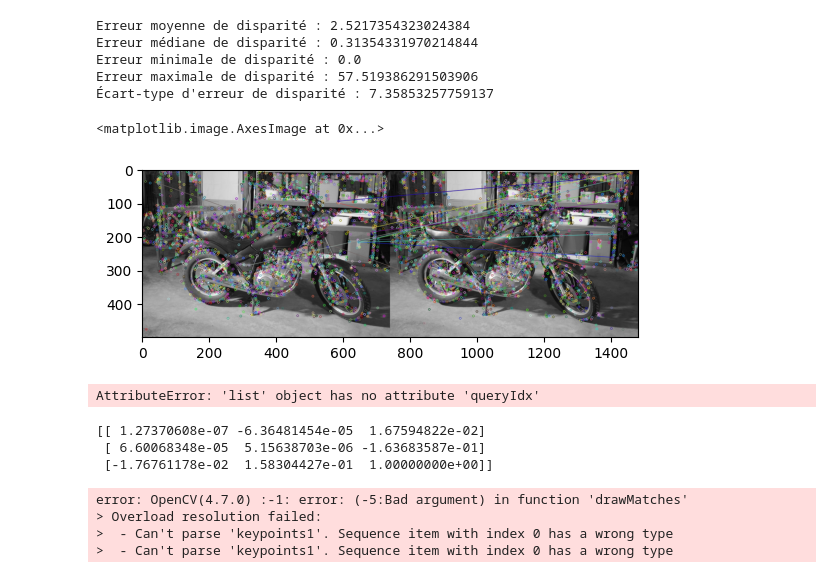
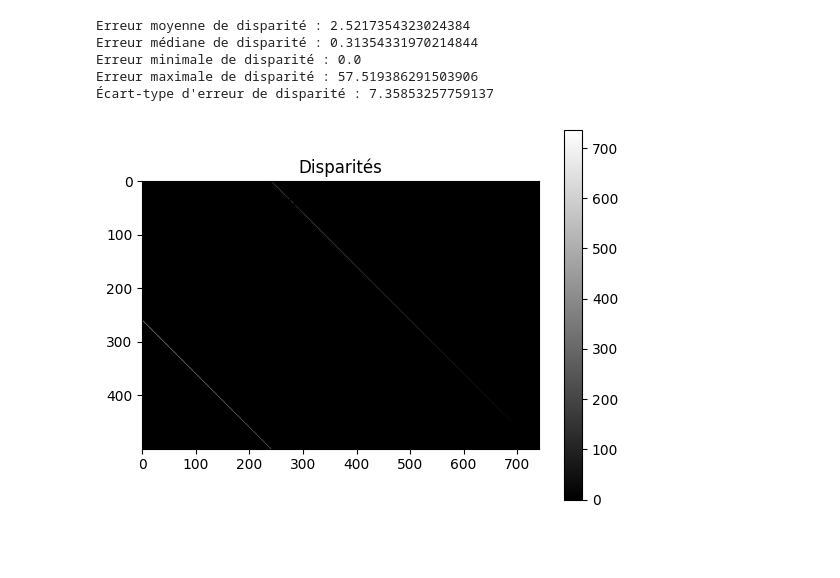
Before and after one commit to RomainFrog/StereoMatching, a Jupyter notebook: blockmatching.ipynb, the cells around one changed output. Saved outputs shown, nothing was run; the diff lists cells and outputs as text; code cells hidden in the pictures; blank space fills up the shorter version.

```diff
--- a/blockmatching.ipynb
+++ b/blockmatching.ipynb
@@ -338,42 +210,0 @@ disparity_range = 16
-# %%
-# Etape 1 : initialisation et affich
-keypoints_left, keypoints_right, matchesMask = initialize_stereo_matching(Ig_gray, Id_gray)
-
-# Dessiner les correspondances sur les images
-matches = []
-for i, match in enumerate(matchesMask):
-    if match[0] == 1:  # Correspondance valide
-        matches.append([cv.DMatch(i, i, 0)])
-
-img_matches = cv.drawMatchesKnn(Ig_gray, keypoints_left, Id_gray, keypoints_right, matches, None)
-plt.imshow(img_matches)
-# %% [output]
-<matplotlib.image.AxesImage at 0x...>
-[figure, removed]
-# %%
-# Étape 2 : Propagation 2D avec corrélation
-disparity_map = propagate_correlation(keypoints_left, keypoints_right, valid_matches, Ig_gray, Id_gray, block_size, num_disparities)
-
-disparity_map
-# %% [output]
-AttributeError: 'list' object has no attribute 'queryIdx'
-# %%
-# Étape 3 : Estimation de la matrice fondamentale
-F = estimate_fundamental_matrix(keypoints_left, keypoints_right, valid_matches)
-print(F)
-# %% [output]
-[[ 1.27370608e-07 -6.36481454e-05  1.67594822e-02]
- [ 6.60068348e-05  5.15638703e-06 -1.63683587e-01]
- [-1.76761178e-02  1.58304427e-01  1.00000000e+00]]
-# %%
-# Étape 4 : RANSAC pour filtrer les correspondances erronées
-inliers_left, inliers_right, inliers_matches = apply_ransac(keypoints_left, keypoints_right, valid_matches, confidence, max_trials, residual_threshold)
-
-# Affichage des correspondances filtrées
-img_inliers = cv.drawMatches(Ig_gray, inliers_left, Id_gray, inliers_right, inliers_matches, None)
-plt.imshow(img_inliers)
-# %% [output]
-error: OpenCV(4.7.0) :-1: error: (-5:Bad argument) in function 'drawMatches'
-> Overload resolution failed:
->  - Can't parse 'keypoints1'. Sequence item with index 0 has a wrong type
->  - Can't parse 'keypoints1'. Sequence item with index 0 has a wrong type
@@ -379,0 +250,28 @@ error: OpenCV(4.7.0) :-1: error: (-5:Bad argument) in function 'drawMatches'
+# %%
+import numpy as np
+import matplotlib.pyplot as plt
+from sklearn import datasets
+
+# Fonction de coût de disparité (exemple avec la différence absolue)
+def coutDisparite(pixelGauche, pixelDroite):
+    return np.abs(pixelGauche - pixelDroite)
+
+# Chargement des images stéréo du jeu de données "motorcycle"
+Ig, Id, gt = data.stereo_motorcycle()
+Ig = rgb2gray(Ig)
+Id = rgb2gray(Id)
+
+# Conversion des images en tableaux NumPy
+imageGauche = np.asarray(Ig)
+imageDroite = np.asarray(Id)
+
+# Appel de la fonction de correspondance stéréo
+disparites = CorrespondanceStereoDP(imageGauche, imageDroite, coutDisparite)
+
+# Affichage des disparités
+plt.imshow(disparites, cmap='gray')
+plt.colorbar()
+plt.title('Disparités')
+plt.show()
+# %% [output]
+[figure, added]
```
Also changed, not shown: parts of 5 cells of this notebook, 1 other file.
